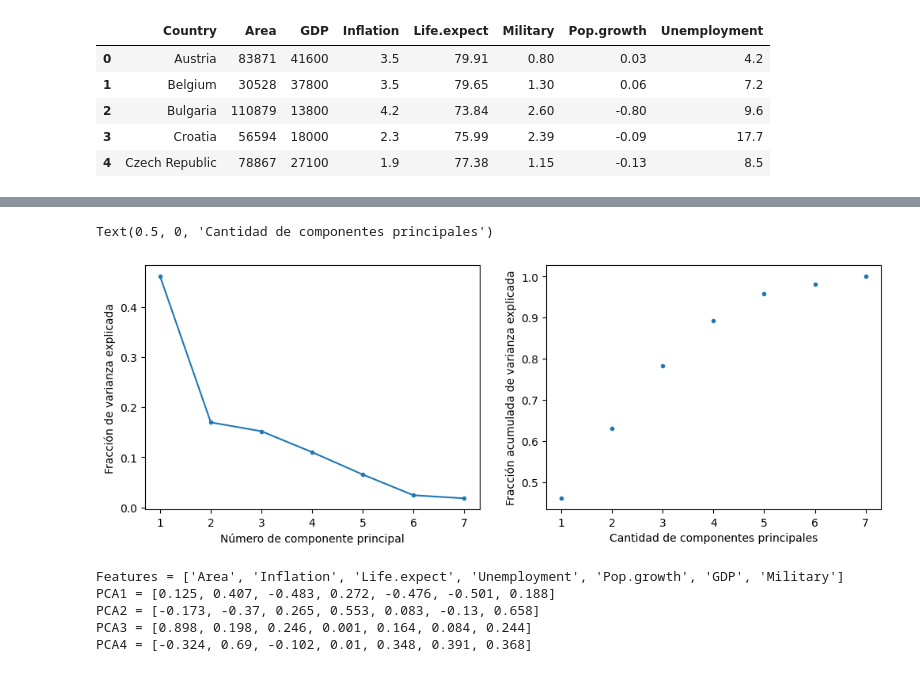
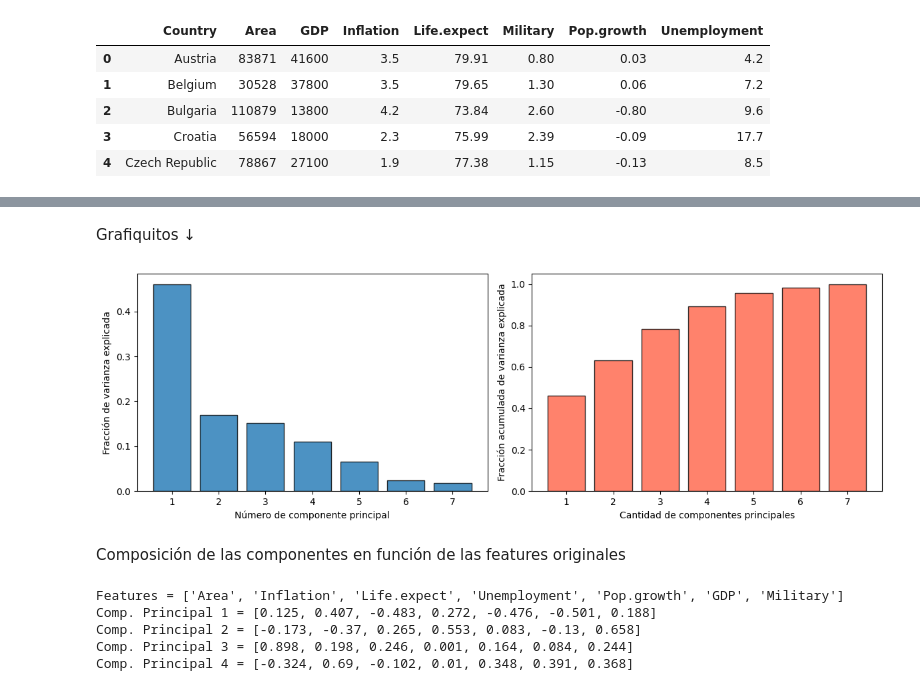
Before and after one commit to JulianDamelamia/guia_pca, a Jupyter notebook: actividad_2_3.ipynb, the cells around one changed output, grey strips where cells are left out. Drawn from its saved outputs; the diff is of its cells as text; code cells hidden in the pictures.

```diff
--- a/actividad_2_3.ipynb
+++ b/actividad_2_3.ipynb
@@ -51,31 +62,44 @@ def pca_svd(X:ndarray, n_componentes:int|None=None):
     return X_proyectado, Vt_q, varianza_explicada_ratio[:n_componentes]
 
 X_proyectado, componentes, varianza_explicada = pca_svd(X_scaled)
+# %% [markdown]
+Grafiquitos ↓
 # %%
-fig, ax = plt.subplots(1, 2, figsize = (12, 4))
+fig, ax = plt.subplots(1, 2, figsize=(12, 4))
 
-ax[0].plot(range(1, len(varianza_explicada) + 1), varianza_explicada,linestyle='', marker='.')
+# Eje X común (número de componentes)
+n_componentes = range(1, len(varianza_explicada) + 1)
+
+# 1. Gráfico de varianza explicada individual
+ax[0].bar(n_componentes, varianza_explicada, edgecolor='black', alpha=0.8)
 ax[0].set_ylabel('Fracción de varianza explicada')
 ax[0].set_xlabel('Número de componente principal')
+ax[0].set_xticks(n_componentes) # Para asegurar que muestre cada número entero
 
-# Calculamos el acumulado con la función cumsum de numpy
+# Varianza acumulada
 varianza_acumulada = np.cumsum(varianza_explicada)
 
-ax[1].plot(range(1, len(varianza_explicada) + 1), varianza_acumulada,linestyle='', marker='.')
+# 2. Gráfico de varianza acumulada
+ax[1].bar(n_componentes, varianza_acumulada, color = 'tomato',edgecolor='black', alpha=0.8)
 ax[1].set_ylabel('Fracción acumulada de varianza explicada')
 ax[1].set_xlabel('Cantidad de componentes principales')
+ax[1].set_xticks(n_componentes)
+
+plt.tight_layout()
+plt.show()
 # %% [output]
-Text(0.5, 0, 'Cantidad de componentes principales')
-[figure, old version]
+[figure, new version]
+# %% [markdown]
+Composición de las componentes en función de las features originales
 # %%
 print(f'Features = {features}')
-print(f'PCA1 = {[round(float(a), 3) for a in componentes[0]]}')
-print(f'PCA2 = {[round(float(a), 3) for a in componentes[1]]}')
-print(f'PCA3 = {[round(float(a), 3) for a in componentes[2]]}')
-print(f'PCA4 = {[round(float(a), 3) for a in componentes[4]]}')
+print(f'Comp. Principal 1 = {[round(float(a), 3) for a in componentes[0]]}')
+print(f'Comp. Principal 2 = {[round(float(a), 3) for a in componentes[1]]}')
+print(f'Comp. Principal 3 = {[round(float(a), 3) for a in componentes[2]]}')
+print(f'Comp. Principal 4 = {[round(float(a), 3) for a in componentes[4]]}')
 # %% [output]
 Features = ['Area', 'Inflation', 'Life.expect', 'Unemployment', 'Pop.growth', 'GDP', 'Military']
-PCA1 = [0.125, 0.407, -0.483, 0.272, -0.476, -0.501, 0.188]
-PCA2 = [-0.173, -0.37, 0.265, 0.553, 0.083, -0.13, 0.658]
-PCA3 = [0.898, 0.198, 0.246, 0.001, 0.164, 0.084, 0.244]
-PCA4 = [-0.324, 0.69, -0.102, 0.01, 0.348, 0.391, 0.368]
+Comp. Principal 1 = [0.125, 0.407, -0.483, 0.272, -0.476, -0.501, 0.188]
+Comp. Principal 2 = [-0.173, -0.37, 0.265, 0.553, 0.083, -0.13, 0.658]
+Comp. Principal 3 = [0.898, 0.198, 0.246, 0.001, 0.164, 0.084, 0.244]
+Comp. Principal 4 = [-0.324, 0.69, -0.102, 0.01, 0.348, 0.391, 0.368]
```
Also changed, not shown: parts of 4 cells of this notebook.
